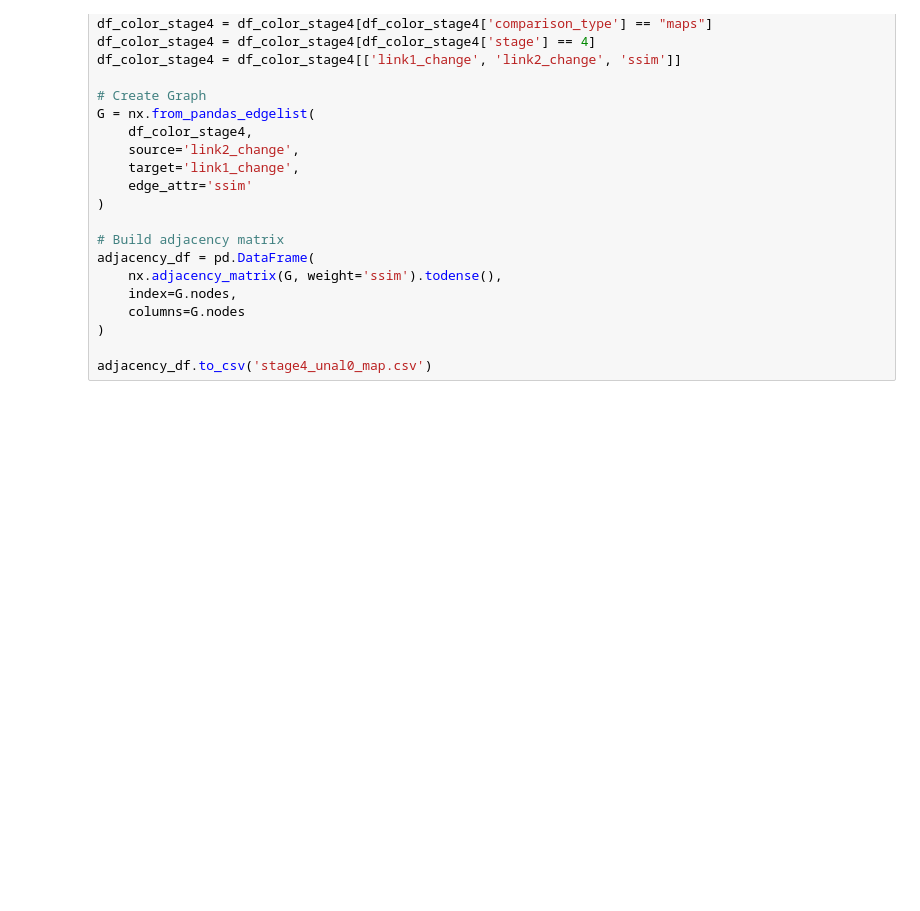
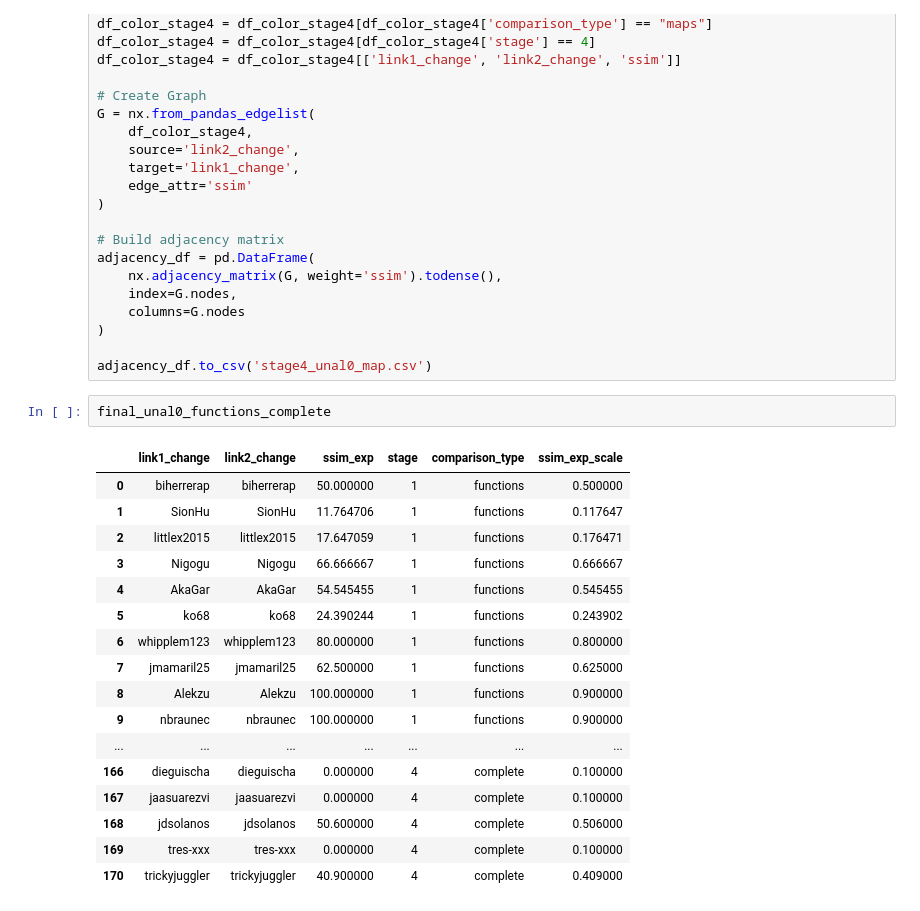
Before and after one commit to ironhacks/fall-2017-analysis, a Jupyter notebook: descriptive-analysis/data-inspection-UNAL-0-Fall-2017.ipynb, the cells around one changed output. Cells and saved outputs as stored; diff of their text form; blank space fills up the shorter version.

```diff
--- a/descriptive-analysis/data-inspection-UNAL-0-Fall-2017.ipynb
+++ b/descriptive-analysis/data-inspection-UNAL-0-Fall-2017.ipynb
@@ -666,3 +668,23 @@ adjacency_df = pd.DataFrame(
 )
 
 adjacency_df.to_csv('stage4_unal0_map.csv')
+# %%
+final_unal0_functions_complete
+# %% [output]
+|  | link1_change | link2_change | ssim_exp | stage | comparison_type | ssim_exp_scale |
+| 0 | biherrerap | biherrerap | 50.000000 | 1 | functions | 0.500000 |
+| 1 | SionHu | SionHu | 11.764706 | 1 | functions | 0.117647 |
+| 2 | littlex2015 | littlex2015 | 17.647059 | 1 | functions | 0.176471 |
+| 3 | Nigogu | Nigogu | 66.666667 | 1 | functions | 0.666667 |
+| 4 | AkaGar | AkaGar | 54.545455 | 1 | functions | 0.545455 |
+| 5 | ko68 | ko68 | 24.390244 | 1 | functions | 0.243902 |
+| 6 | whipplem123 | whipplem123 | 80.000000 | 1 | functions | 0.800000 |
+| 7 | jmamaril25 | jmamaril25 | 62.500000 | 1 | functions | 0.625000 |
+| 8 | Alekzu | Alekzu | 100.000000 | 1 | functions | 0.900000 |
+| 9 | nbraunec | nbraunec | 100.000000 | 1 | functions | 0.900000 |
+| ... | ... | ... | ... | ... | ... | ... |
+| 166 | dieguischa | dieguischa | 0.000000 | 4 | complete | 0.100000 |
+| 167 | jaasuarezvi | jaasuarezvi | 0.000000 | 4 | complete | 0.100000 |
+| 168 | jdsolanos | jdsolanos | 50.600000 | 4 | complete | 0.506000 |
+| 169 | tres-xxx | tres-xxx | 0.000000 | 4 | complete | 0.100000 |
+| 170 | trickyjuggler | trickyjuggler | 40.900000 | 4 | complete | 0.409000 |
```
Also changed, not shown: parts of 4 cells of this notebook, 13 other files.
